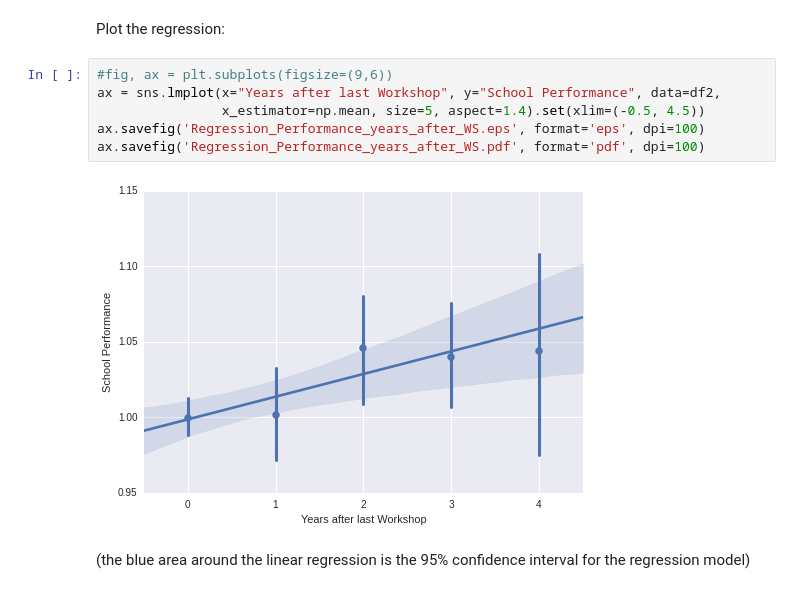
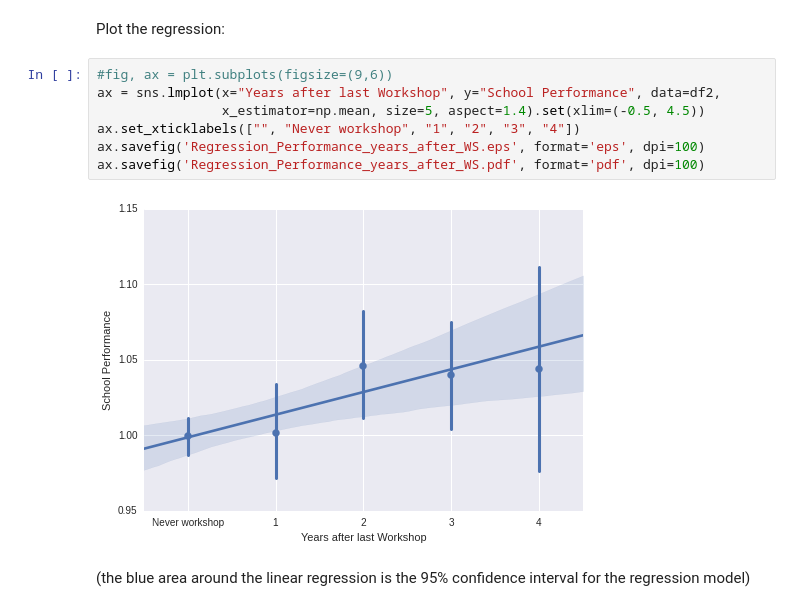
Before and after one commit to queise/JamboBukobaDataDive, a Jupyter notebook: Workshop_Impact/Workshop_Impact.ipynb, the cells around one changed output. Drawn from its saved outputs; the diff is of its cells as text.

```diff
--- a/Workshop_Impact/Workshop_Impact.ipynb
+++ b/Workshop_Impact/Workshop_Impact.ipynb
@@ -450,11 +450,12 @@ Plot the regression:
 # %%
 #fig, ax = plt.subplots(figsize=(9,6))
 ax = sns.lmplot(x="Years after last Workshop", y="School Performance", data=df2,
                 x_estimator=np.mean, size=5, aspect=1.4).set(xlim=(-0.5, 4.5))
+ax.set_xticklabels(["", "Never workshop", "1", "2", "3", "4"])
 ax.savefig('Regression_Performance_years_after_WS.eps', format='eps', dpi=100)
 ax.savefig('Regression_Performance_years_after_WS.pdf', format='pdf', dpi=100)
 # %% [output]
-[figure, old version]
+[figure, new version]
 # %% [markdown]
 (the blue area around the linear regression is the 95% confidence interval for the regression model)
 # %% [markdown]
```
Also changed, not shown: parts of 1 cell of this notebook.
